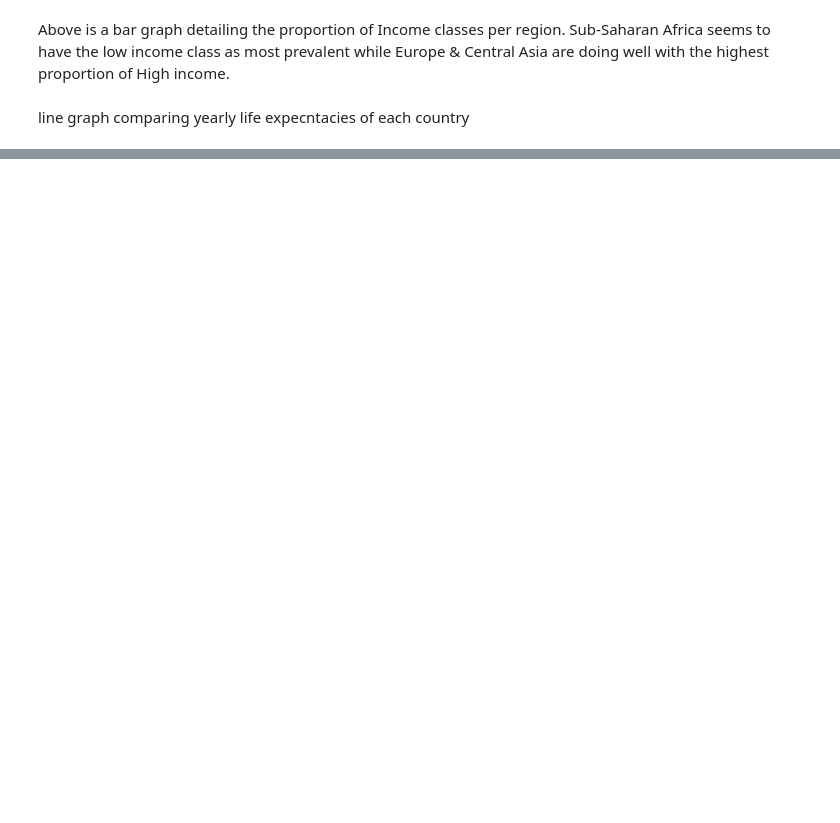
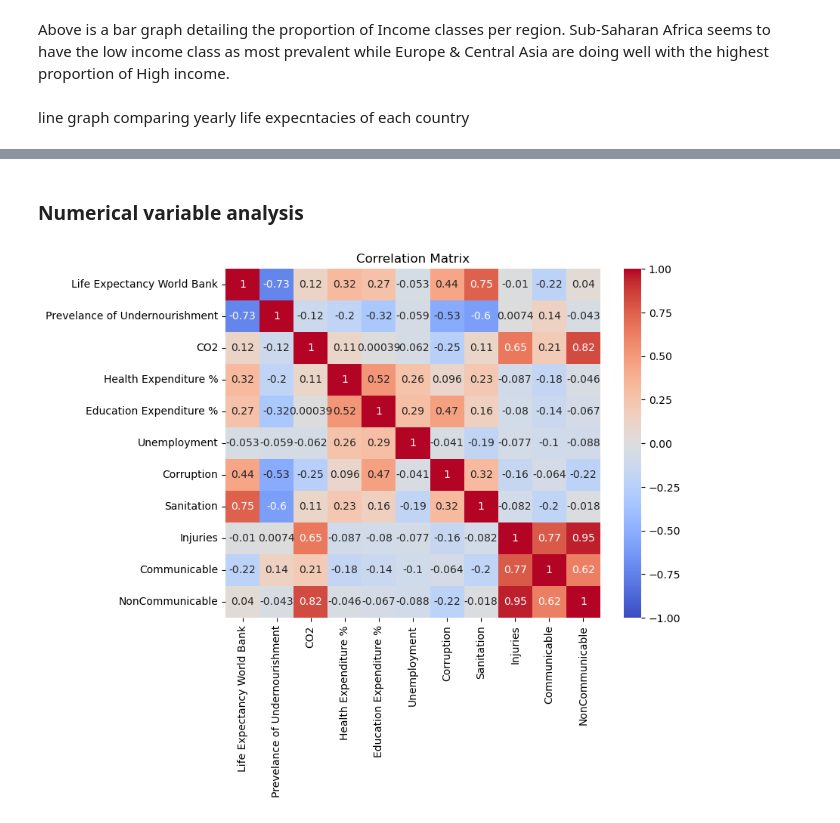
Before and after one commit to JericoEndaya/Life_expectancy, a Jupyter notebook: life_expecetancy.ipynb, the cells around one changed output, grey strips where cells are left out. Cells and saved outputs as stored; diff of their text form; code cells hidden in the pictures; blank space fills up the shorter version.

```diff
--- a/life_expecetancy.ipynb
+++ b/life_expecetancy.ipynb
@@ -255,0 +235,11 @@ lifexp_year
+# %% [markdown]
+### Numerical variable analysis
+# %%
+correlation_matrix = df_imp[['Life Expectancy World Bank', 'Prevelance of Undernourishment', 'CO2', 'Health Expenditure %',
+           'Education Expenditure %','Unemployment','Corruption','Sanitation','Injuries','Communicable','NonCommunicable']].corr()
+plt.figure(figsize=(8, 6))
+sns.heatmap(correlation_matrix, annot=True, cmap='coolwarm', vmin=-1, vmax=1)
+plt.title('Correlation Matrix')
+plt.show()
+# %% [output]
+[figure, added]
```
Also changed, not shown: parts of 7 cells of this notebook.
